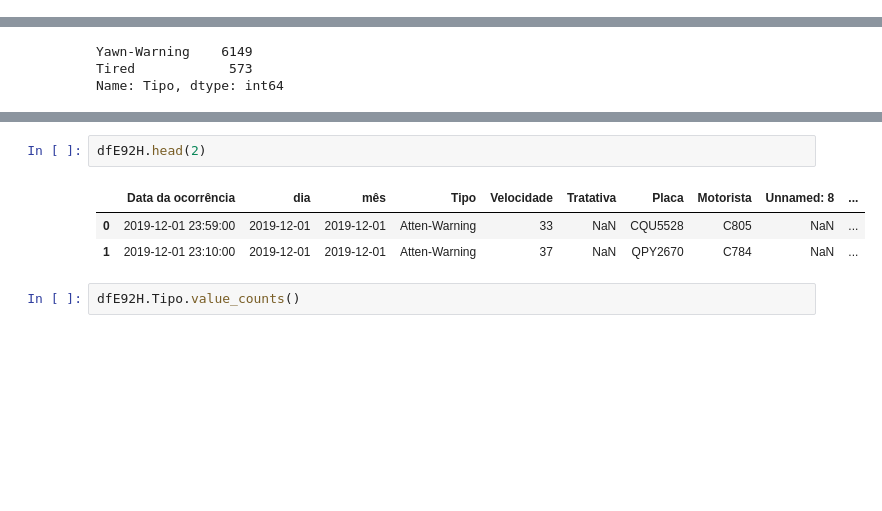
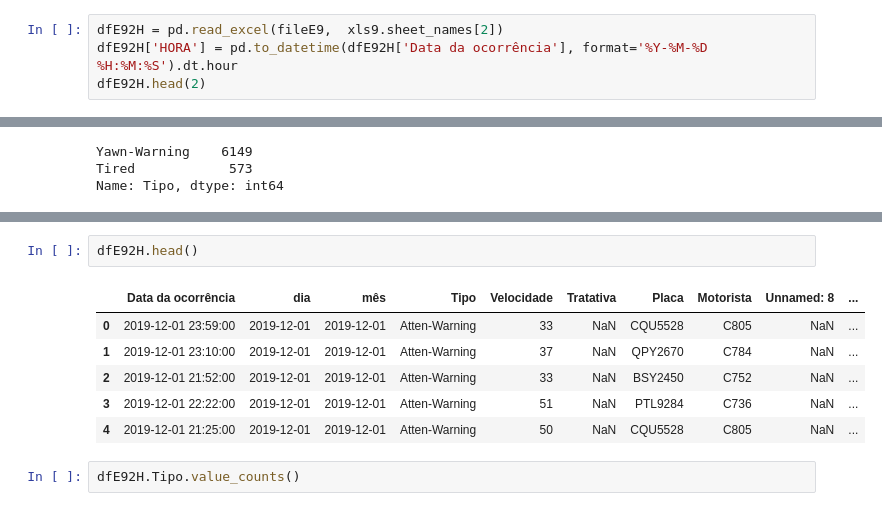
Before and after one commit to Lucas-Buk/IMT, a Jupyter notebook: Tratamento.ipynb, the cells around one changed output, grey strips where cells are left out. Saved outputs shown, nothing was run; the diff lists cells and outputs as text; blank space fills up the shorter version.

```diff
--- a/Tratamento.ipynb
+++ b/Tratamento.ipynb
@@ -613,0 +752,4 @@ print(dfOCO_TM_E3.shape,dfOCO_TM_E5.shape,dfOCO_TM_E9.shape)
+# %%
+dfE92H = pd.read_excel(fileE9,  xls9.sheet_names[2])
+dfE92H['HORA'] = pd.to_datetime(dfE92H['Data da ocorrência'], format='%Y-%M-%D %H:%M:%S').dt.hour
+dfE92H.head(2)
@@ -1164,11 +1321,14 @@ dfE9_tired.sum()
 # %% [output]
 573
 # %%
-dfE92H.head(2)
+dfE92H.head()
 # %% [output]
 |  | Data da ocorrência | dia | mês | Tipo | Velocidade | Tratativa | Placa | Motorista | Unnamed: 8 | ... |
 | 0 | 2019-12-01 23:59:00 | 2019-12-01 | 2019-12-01 | Atten-Warning | 33 | NaN | CQU5528 | C805 | NaN | ... |
 | 1 | 2019-12-01 23:10:00 | 2019-12-01 | 2019-12-01 | Atten-Warning | 37 | NaN | QPY2670 | C784 | NaN | ... |
+| 2 | 2019-12-01 21:52:00 | 2019-12-01 | 2019-12-01 | Atten-Warning | 33 | NaN | BSY2450 | C752 | NaN | ... |
+| 3 | 2019-12-01 22:22:00 | 2019-12-01 | 2019-12-01 | Atten-Warning | 51 | NaN | PTL9284 | C736 | NaN | ... |
+| 4 | 2019-12-01 21:25:00 | 2019-12-01 | 2019-12-01 | Atten-Warning | 50 | NaN | CQU5528 | C805 | NaN | ... |
 # %%
 dfE92H.Tipo.value_counts()
 # %% [output]
```
Also changed, not shown: parts of 57 cells of this notebook.
